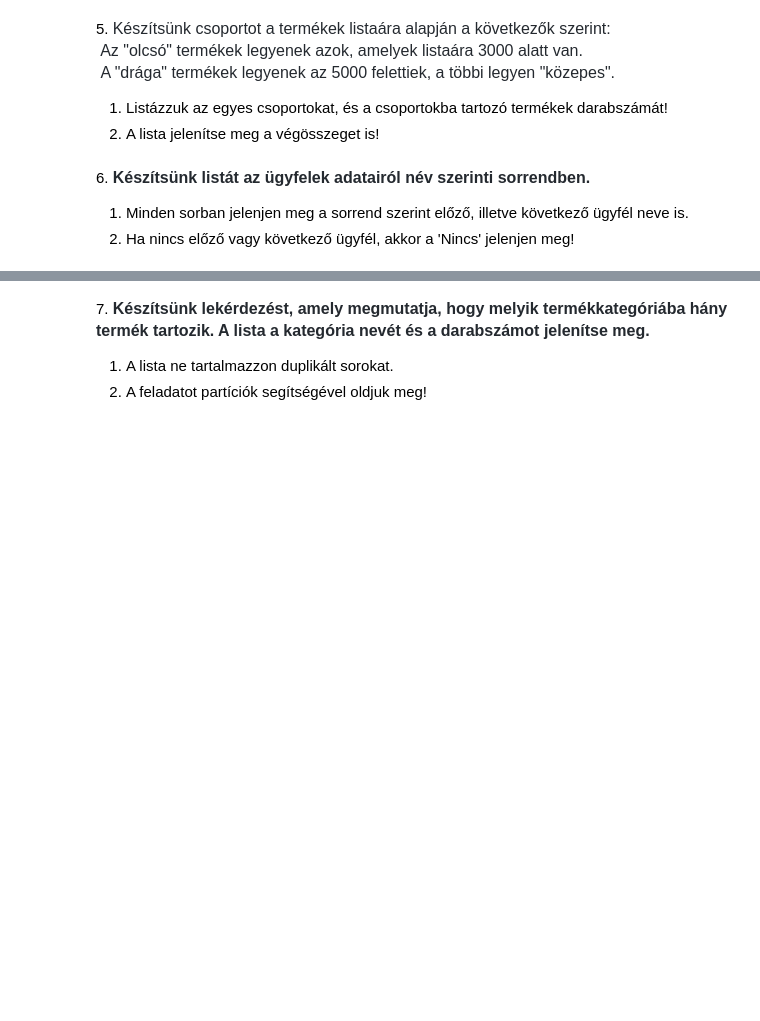
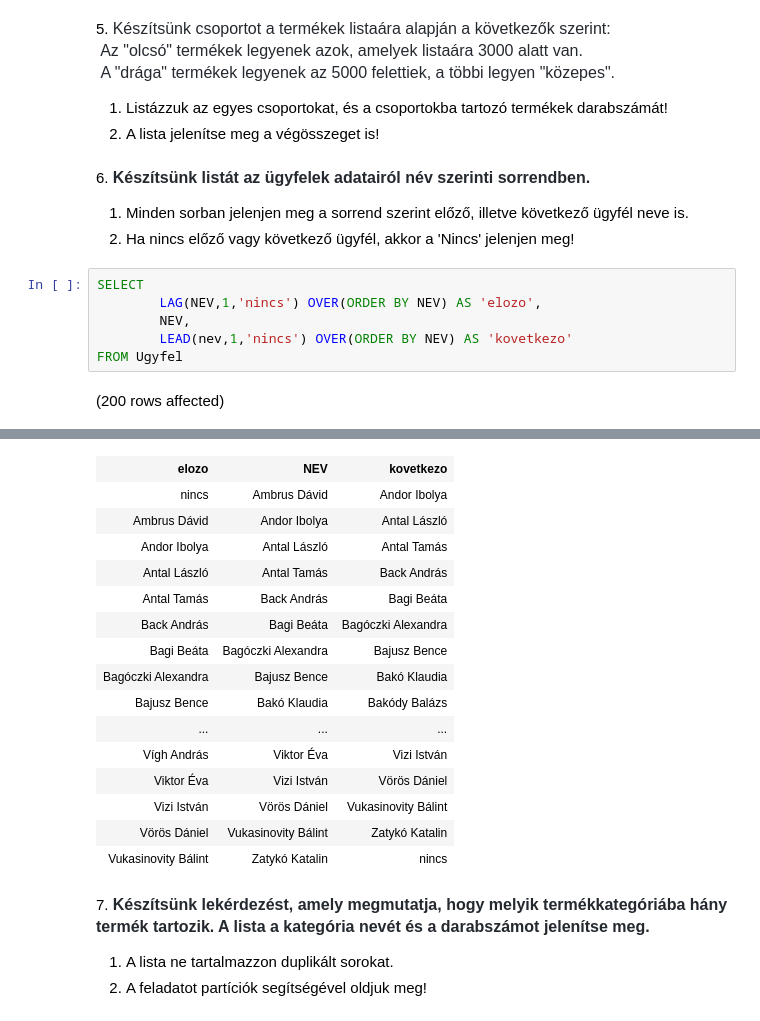
Before and after one commit to Munti05/sql_gyak, a Jupyter notebook: gyakorlat05_feladatok.ipynb, the cells around one changed output, grey strips where cells are left out. Drawn from its saved outputs; the diff is of its cells as text; blank space fills up the shorter version.

```diff
--- a/gyakorlat05_feladatok.ipynb
+++ b/gyakorlat05_feladatok.ipynb
@@ -72,3 +72,11 @@ Total execution time: 00:00:00.272
 
 1. Minden sorban jelenjen meg a sorrend szerint előző, illetve következő ügyfél neve is.
 2. Ha nincs előző vagy következő ügyfél, akkor a 'Nincs' jelenjen meg!
+# %%
+SELECT
+        LAG(NEV,1,'nincs') OVER(ORDER BY NEV) AS 'elozo',
+        NEV,
+        LEAD(nev,1,'nincs') OVER(ORDER BY NEV) AS 'kovetkezo'
+FROM Ugyfel
+# %% [output]
+(200 rows affected)
@@ -75,3 +84,19 @@ Total execution time: 00:00:00.272
+| elozo | NEV | kovetkezo |
+| nincs | Ambrus Dávid | Andor Ibolya |
+| Ambrus Dávid | Andor Ibolya | Antal László |
+| Andor Ibolya | Antal László | Antal Tamás |
+| Antal László | Antal Tamás | Back András |
+| Antal Tamás | Back András | Bagi Beáta |
+| Back András | Bagi Beáta | Bagóczki Alexandra |
+| Bagi Beáta | Bagóczki Alexandra | Bajusz Bence |
+| Bagóczki Alexandra | Bajusz Bence | Bakó Klaudia |
+| Bajusz Bence | Bakó Klaudia | Bakódy Balázs |
+| ... | ... | ... |
+| Vígh András | Viktor Éva | Vizi István |
+| Viktor Éva | Vizi István | Vörös Dániel |
+| Vizi István | Vörös Dániel | Vukasinovity Bálint |
+| Vörös Dániel | Vukasinovity Bálint | Zatykó Katalin |
+| Vukasinovity Bálint | Zatykó Katalin | nincs |
 # %% [markdown]
 7. <span style="font-weight: 600; color: rgb(36, 41, 47); font-family: -apple-system, BlinkMacSystemFont, &quot;Segoe UI&quot;, Helvetica, Arial, sans-serif, &quot;Apple Color Emoji&quot;, &quot;Segoe UI Emoji&quot;; font-size: 16px;">Készítsünk lekérdezést, amely megmutatja, hogy melyik termékkategóriába hány termék tartozik. A lista a kategória nevét és a darabszámot jelenítse meg.</span>
 
```
Also changed, not shown: parts of 2 cells of this notebook.
